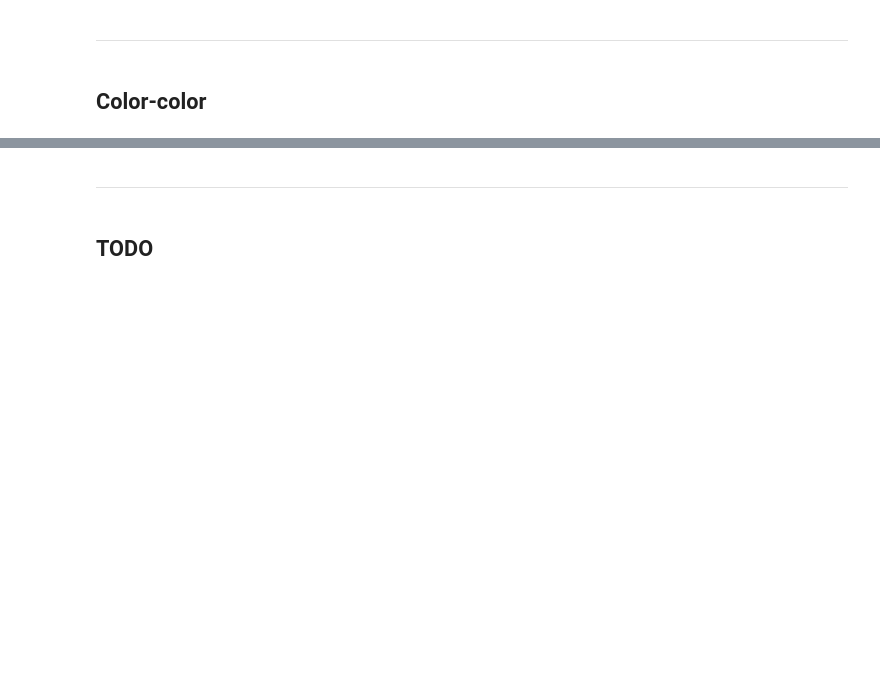
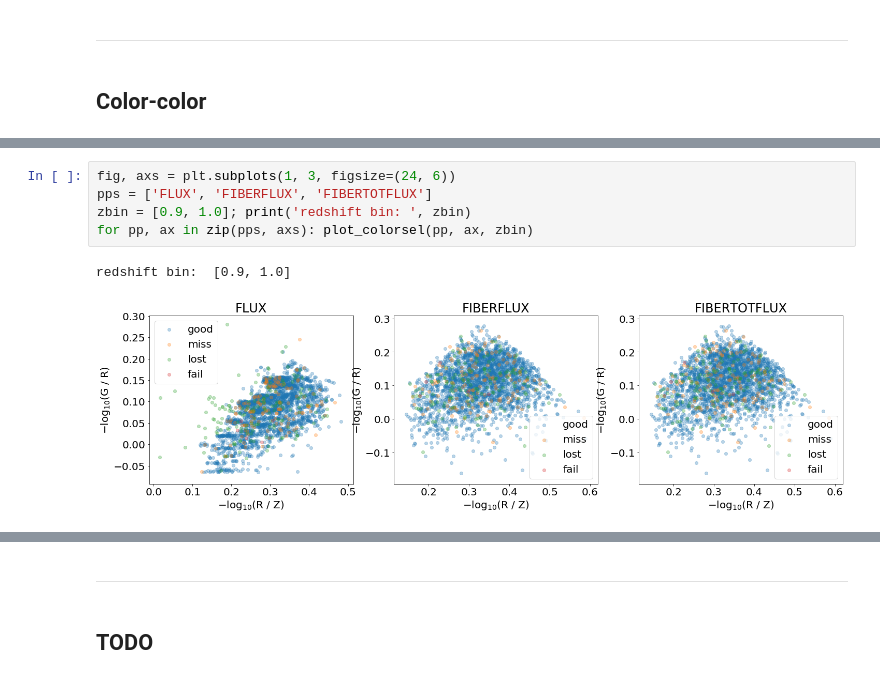
Before and after one commit to Yucheng-Zhang/desi_nbs, a Jupyter notebook: demo/elg_zfitting.ipynb, the cells around one changed output, grey strips where cells are left out. Drawn from its saved outputs; the diff is of its cells as text; blank space fills up the shorter version.

```diff
--- a/demo/elg_zfitting.ipynb
+++ b/demo/elg_zfitting.ipynb
@@ -485,0 +502,8 @@ for pp, ax in zip(pps, axs): plot_colorsel(pp, ax)
+# %%
+fig, axs = plt.subplots(1, 3, figsize=(24, 6))
+pps = ['FLUX', 'FIBERFLUX', 'FIBERTOTFLUX']
+zbin = [0.9, 1.0]; print('redshift bin: ', zbin)
+for pp, ax in zip(pps, axs): plot_colorsel(pp, ax, zbin)
+# %% [output]
+redshift bin:  [0.9, 1.0]
+[figure, added]
```
Also changed, not shown: parts of 10 cells of this notebook.
